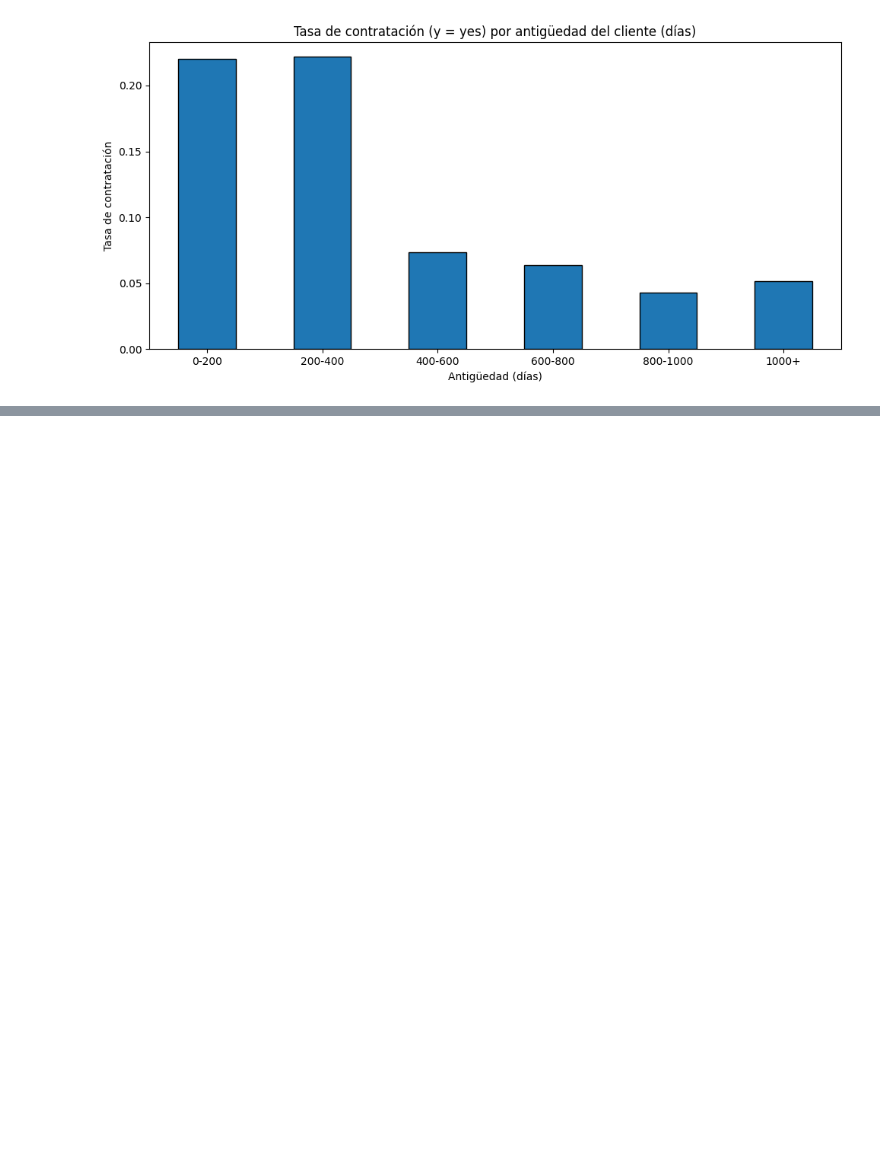
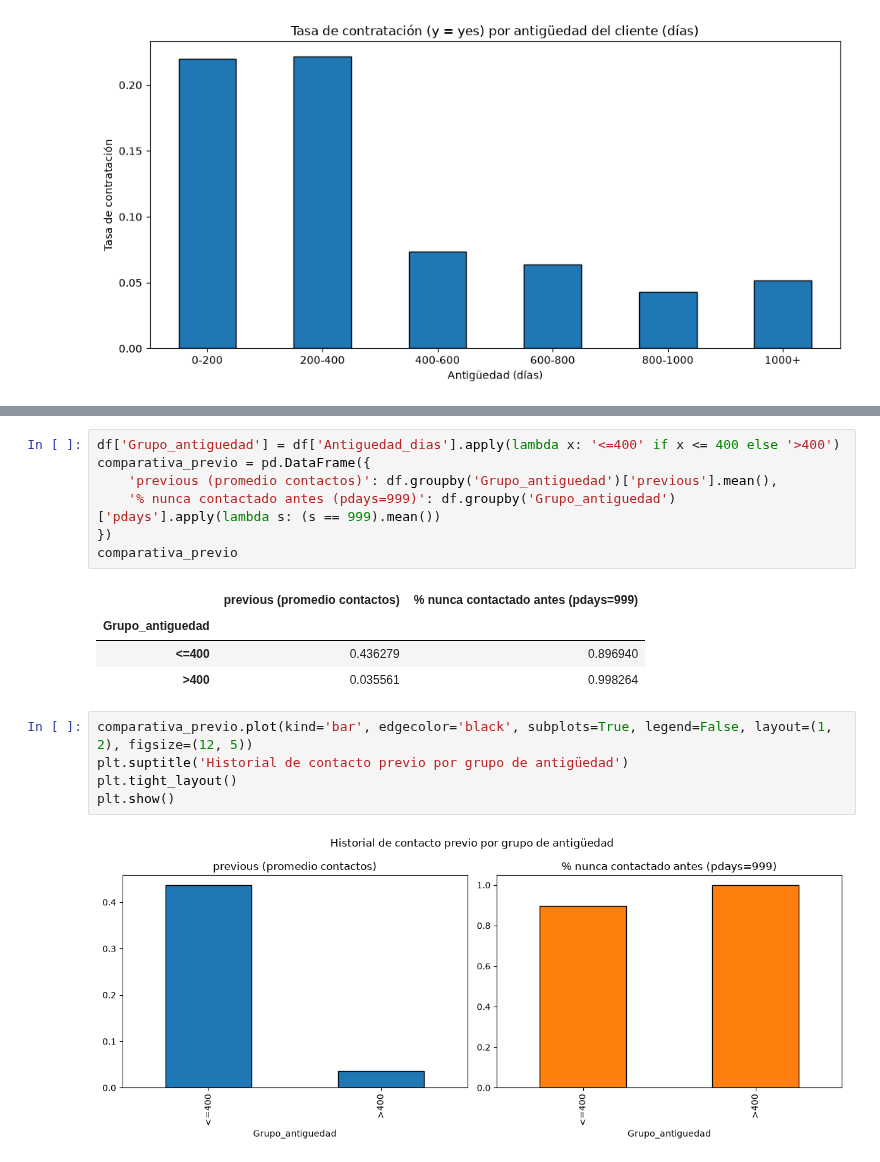
Before and after one commit to lucasochova/Master-DA, a Jupyter notebook: 4. Pandas_Numpy/03. Analisis_Fusion_y.ipynb, the cells around one changed output, grey strips where cells are left out. Cells and saved outputs as stored; diff of their text form; blank space fills up the shorter version.

```diff
--- a/4. Pandas_Numpy/03. Analisis_Fusion_y.ipynb
+++ b/4. Pandas_Numpy/03. Analisis_Fusion_y.ipynb
@@ -180,0 +173,19 @@ plt.show()
+# %%
+df['Grupo_antiguedad'] = df['Antiguedad_dias'].apply(lambda x: '<=400' if x <= 400 else '>400')
+comparativa_previo = pd.DataFrame({
+    'previous (promedio contactos)': df.groupby('Grupo_antiguedad')['previous'].mean(),
+    '% nunca contactado antes (pdays=999)': df.groupby('Grupo_antiguedad')['pdays'].apply(lambda s: (s == 999).mean())
+})
+comparativa_previo
+# %% [output]
+|  | previous (promedio contactos) | % nunca contactado antes (pdays=999) |
+| Grupo_antiguedad |  |  |
+| <=400 | 0.436279 | 0.896940 |
+| >400 | 0.035561 | 0.998264 |
+# %%
+comparativa_previo.plot(kind='bar', edgecolor='black', subplots=True, legend=False, layout=(1, 2), figsize=(12, 5))
+plt.suptitle('Historial de contacto previo por grupo de antigüedad')
+plt.tight_layout()
+plt.show()
+# %% [output]
+[figure, added]
```
Also changed, not shown: parts of 8 cells of this notebook, 1 other file.
